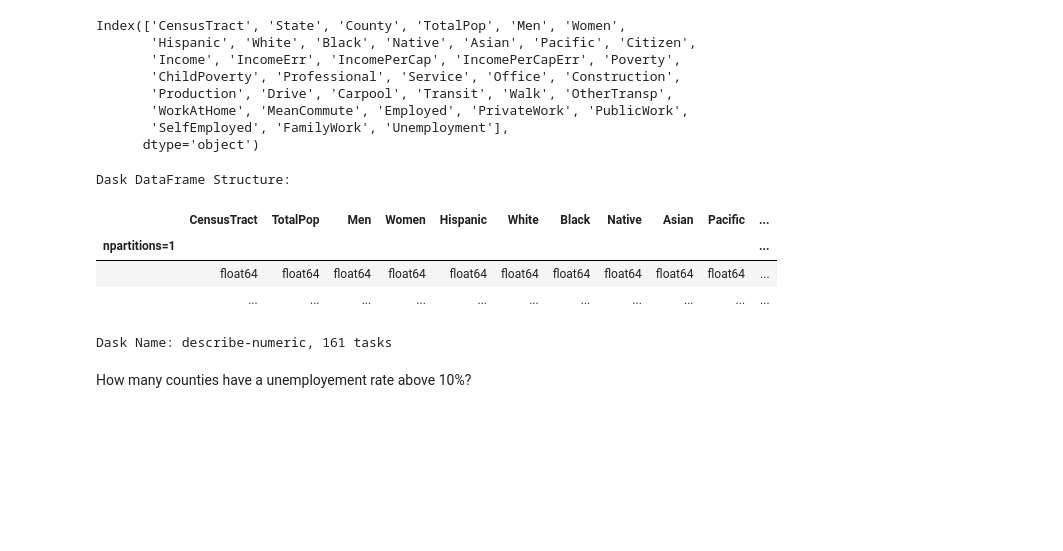
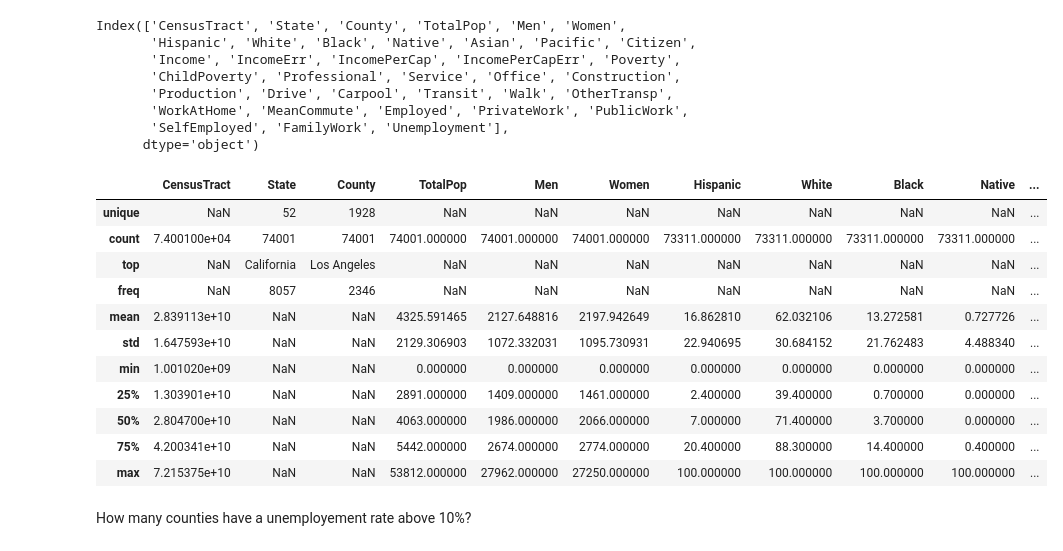
Before and after one commit to thinkful-dsi-grackle/dsi7_student_pair_work, a Jupyter notebook: week14_bigdata/1_monday/Tarrant_Dask_EDA.ipynb, the cells around one changed output. Cells and saved outputs as stored; diff of their text form; code cells hidden in the pictures; blank space fills up the shorter version.

```diff
--- a/week14_bigdata/1_monday/Tarrant_Dask_EDA.ipynb
+++ b/week14_bigdata/1_monday/Tarrant_Dask_EDA.ipynb
@@ -64,15 +62,22 @@ Index(['CensusTract', 'State', 'County', 'TotalPop', 'Men', 'Women',
        'WorkAtHome', 'MeanCommute', 'Employed', 'PrivateWork', 'PublicWork',
        'SelfEmployed', 'FamilyWork', 'Unemployment'],
       dtype='object')
-# %%
-census.describe()
-# %% [output]
-Dask DataFrame Structure:
-|  | CensusTract | TotalPop | Men | Women | Hispanic | White | Black | Native | Asian | Pacific | ... |
-| npartitions=1 |  |  |  |  |  |  |  |  |  |  | ... |
-|  | float64 | float64 | float64 | float64 | float64 | float64 | float64 | float64 | float64 | float64 | ... |
-|  | ... | ... | ... | ... | ... | ... | ... | ... | ... | ... | ... |
-Dask Name: describe-numeric, 161 tasks
+# %%
+# descriptive statistics on the dataset
+census.describe(include='all').compute()
+# %% [output]
+|  | CensusTract | State | County | TotalPop | Men | Women | Hispanic | White | Black | Native | ... |
+| unique | NaN | 52 | 1928 | NaN | NaN | NaN | NaN | NaN | NaN | NaN | ... |
+| count | 7.400100e+04 | 74001 | 74001 | 74001.000000 | 74001.000000 | 74001.000000 | 73311.000000 | 73311.000000 | 73311.000000 | 73311.000000 | ... |
+| top | NaN | California | Los Angeles | NaN | NaN | NaN | NaN | NaN | NaN | NaN | ... |
+| freq | NaN | 8057 | 2346 | NaN | NaN | NaN | NaN | NaN | NaN | NaN | ... |
+| mean | 2.839113e+10 | NaN | NaN | 4325.591465 | 2127.648816 | 2197.942649 | 16.862810 | 62.032106 | 13.272581 | 0.727726 | ... |
+| std | 1.647593e+10 | NaN | NaN | 2129.306903 | 1072.332031 | 1095.730931 | 22.940695 | 30.684152 | 21.762483 | 4.488340 | ... |
+| min | 1.001020e+09 | NaN | NaN | 0.000000 | 0.000000 | 0.000000 | 0.000000 | 0.000000 | 0.000000 | 0.000000 | ... |
+| 25% | 1.303901e+10 | NaN | NaN | 2891.000000 | 1409.000000 | 1461.000000 | 2.400000 | 39.400000 | 0.700000 | 0.000000 | ... |
+| 50% | 2.804700e+10 | NaN | NaN | 4063.000000 | 1986.000000 | 2066.000000 | 7.000000 | 71.400000 | 3.700000 | 0.000000 | ... |
+| 75% | 4.200341e+10 | NaN | NaN | 5442.000000 | 2674.000000 | 2774.000000 | 20.400000 | 88.300000 | 14.400000 | 0.400000 | ... |
+| max | 7.215375e+10 | NaN | NaN | 53812.000000 | 27962.000000 | 27250.000000 | 100.000000 | 100.000000 | 100.000000 | 100.000000 | ... |
 # %% [markdown]
 How many counties have a unemployement rate above 10%?
 # %%
```
Also changed, not shown: parts of 3 cells of this notebook.
